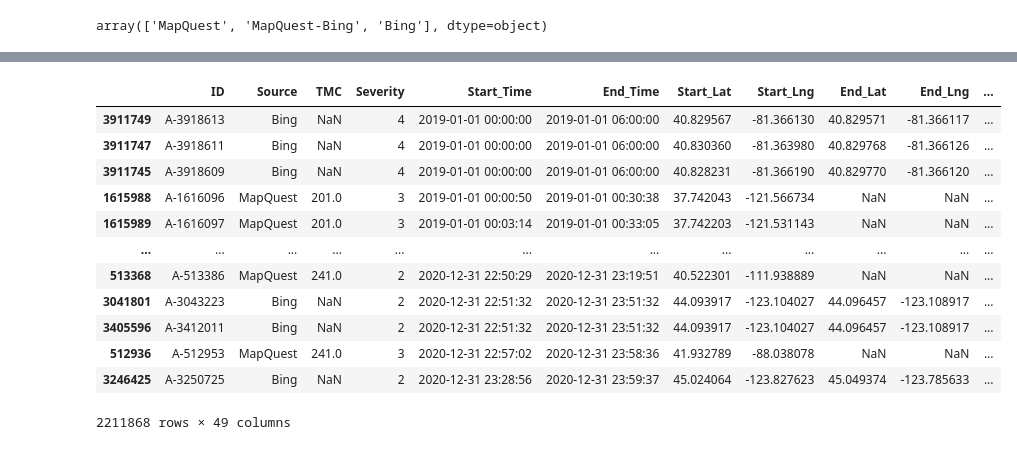
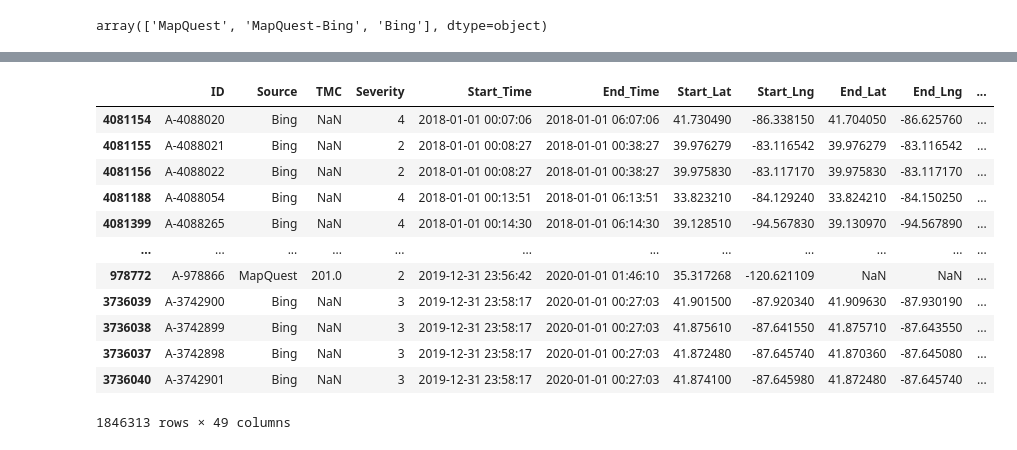
Before and after one commit to pulliam-chris/Project2, a Jupyter notebook: accidents.ipynb, the cells around one changed output, grey strips where cells are left out. Saved outputs shown, nothing was run; the diff lists cells and outputs as text; code cells hidden in the pictures.

```diff
--- a/accidents.ipynb
+++ b/accidents.ipynb
@@ -71,26 +71,26 @@ Nautical_Twilight                object
 Astronomical_Twilight            object
 dtype: object
 # %%
-most_recent = accidents_df.loc[accidents_df["Start_Time"] >= pd.to_datetime('2019-01-01')]
+most_recent = accidents_df.loc[(accidents_df["Start_Time"] >= pd.to_datetime('2018-01-01')) & (accidents_df["Start_Time"] < pd.to_datetime('2020-01-01'))]
 #cutoff = pd.to_datetime('2019-01-01')
 #cutoff
 #df.sort_values(by=['col1'])
 most_recent = most_recent.sort_values(by=['Start_Time'])
 most_recent
 # %% [output]
 |  | ID | Source | TMC | Severity | Start_Time | End_Time | Start_Lat | Start_Lng | End_Lat | End_Lng | ... |
-| 3911749 | A-3918613 | Bing | NaN | 4 | 2019-01-01 00:00:00 | 2019-01-01 06:00:00 | 40.829567 | -81.366130 | 40.829571 | -81.366117 | ... |
-| 3911747 | A-3918611 | Bing | NaN | 4 | 2019-01-01 00:00:00 | 2019-01-01 06:00:00 | 40.830360 | -81.363980 | 40.829768 | -81.366126 | ... |
-| 3911745 | A-3918609 | Bing | NaN | 4 | 2019-01-01 00:00:00 | 2019-01-01 06:00:00 | 40.828231 | -81.366190 | 40.829770 | -81.366120 | ... |
-| 1615988 | A-1616096 | MapQuest | 201.0 | 3 | 2019-01-01 00:00:50 | 2019-01-01 00:30:38 | 37.742043 | -121.566734 | NaN | NaN | ... |
-| 1615989 | A-1616097 | MapQuest | 201.0 | 3 | 2019-01-01 00:03:14 | 2019-01-01 00:33:05 | 37.742203 | -121.531143 | NaN | NaN | ... |
+| 4081154 | A-4088020 | Bing | NaN | 4 | 2018-01-01 00:07:06 | 2018-01-01 06:07:06 | 41.730490 | -86.338150 | 41.704050 | -86.625760 | ... |
+| 4081155 | A-4088021 | Bing | NaN | 2 | 2018-01-01 00:08:27 | 2018-01-01 00:38:27 | 39.976279 | -83.116542 | 39.976279 | -83.116542 | ... |
+| 4081156 | A-4088022 | Bing | NaN | 2 | 2018-01-01 00:08:27 | 2018-01-01 00:38:27 | 39.975830 | -83.117170 | 39.975830 | -83.117170 | ... |
+| 4081188 | A-4088054 | Bing | NaN | 4 | 2018-01-01 00:13:51 | 2018-01-01 06:13:51 | 33.823210 | -84.129240 | 33.824210 | -84.150250 | ... |
+| 4081399 | A-4088265 | Bing | NaN | 4 | 2018-01-01 00:14:30 | 2018-01-01 06:14:30 | 39.128510 | -94.567830 | 39.130970 | -94.567890 | ... |
 | ... | ... | ... | ... | ... | ... | ... | ... | ... | ... | ... | ... |
-| 513368 | A-513386 | MapQuest | 241.0 | 2 | 2020-12-31 22:50:29 | 2020-12-31 23:19:51 | 40.522301 | -111.938889 | NaN | NaN | ... |
-| 3041801 | A-3043223 | Bing | NaN | 2 | 2020-12-31 22:51:32 | 2020-12-31 23:51:32 | 44.093917 | -123.104027 | 44.096457 | -123.108917 | ... |
-| 3405596 | A-3412011 | Bing | NaN | 2 | 2020-12-31 22:51:32 | 2020-12-31 23:51:32 | 44.093917 | -123.104027 | 44.096457 | -123.108917 | ... |
-| 512936 | A-512953 | MapQuest | 241.0 | 3 | 2020-12-31 22:57:02 | 2020-12-31 23:58:36 | 41.932789 | -88.038078 | NaN | NaN | ... |
-| 3246425 | A-3250725 | Bing | NaN | 2 | 2020-12-31 23:28:56 | 2020-12-31 23:59:37 | 45.024064 | -123.827623 | 45.049374 | -123.785633 | ... |
+| 978772 | A-978866 | MapQuest | 201.0 | 2 | 2019-12-31 23:56:42 | 2020-01-01 01:46:10 | 35.317268 | -120.621109 | NaN | NaN | ... |
+| 3736039 | A-3742900 | Bing | NaN | 3 | 2019-12-31 23:58:17 | 2020-01-01 00:27:03 | 41.901500 | -87.920340 | 41.909630 | -87.930190 | ... |
+| 3736038 | A-3742899 | Bing | NaN | 3 | 2019-12-31 23:58:17 | 2020-01-01 00:27:03 | 41.875610 | -87.641550 | 41.875710 | -87.643550 | ... |
+| 3736037 | A-3742898 | Bing | NaN | 3 | 2019-12-31 23:58:17 | 2020-01-01 00:27:03 | 41.872480 | -87.645740 | 41.870360 | -87.645080 | ... |
+| 3736040 | A-3742901 | Bing | NaN | 3 | 2019-12-31 23:58:17 | 2020-01-01 00:27:03 | 41.874100 | -87.645980 | 41.872480 | -87.645740 | ... |
-2211868 rows × 49 columns
+1846313 rows × 49 columns
 # %%
 most_recent.to_csv("data\most_recent.csv")
 # %%
```
Also changed, not shown: parts of 11 cells of this notebook, 2 other files.
